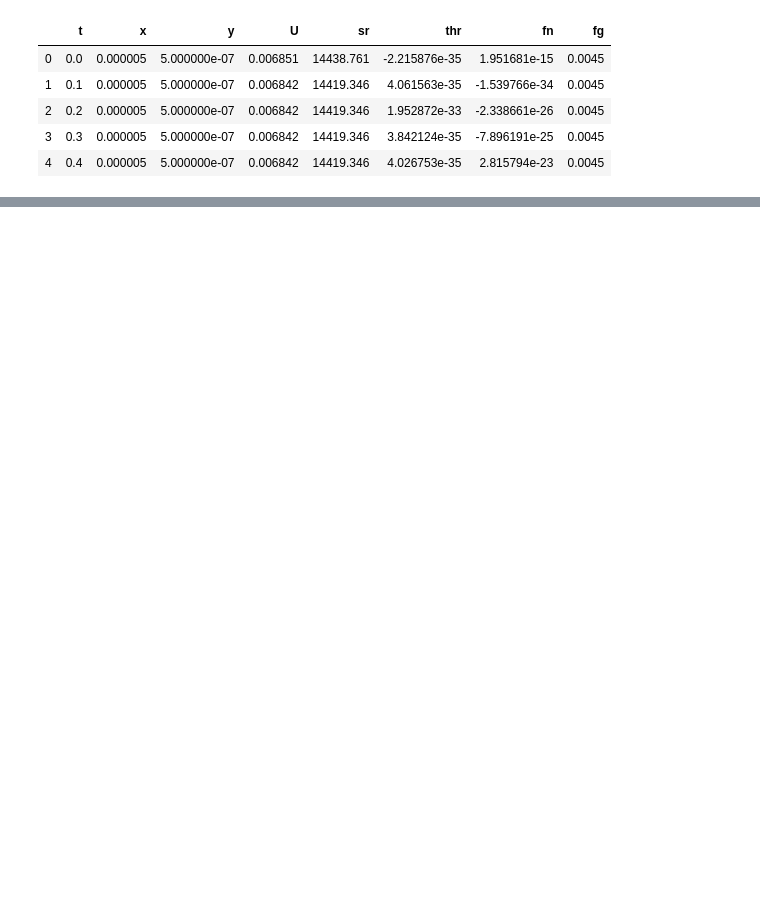
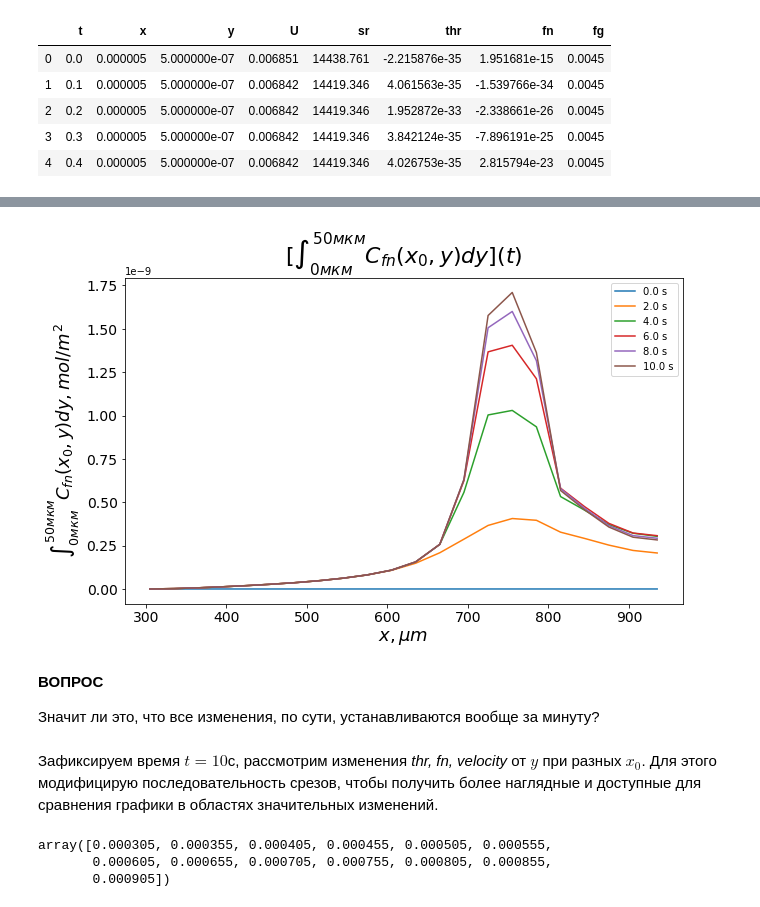
Before and after one commit to unholyparrot/postprod_COMSOL, a Jupyter notebook: prom.ipynb, the cells around one changed output, grey strips where cells are left out. Cells and saved outputs as stored; diff of their text form; code cells hidden in the pictures; blank space fills up the shorter version.

```diff
--- a/prom.ipynb
+++ b/prom.ipynb
@@ -16,0 +79,34 @@ df.head()
+# %%
+plt.figure(figsize=(10, 6))
+for j, t_cur in enumerate(df.t.unique()[::20]):
+    plt.plot(cut_line_step*1e6,
+             I_keeper[:,j],
+             label="{} s".format(t_cur))
+# plt.xlim(-0.01, 1.01)
+# plt.ylim(0, 2.5e-9)
+plt.legend()
+plt.title("$[\int_{0 мкм}^{50 мкм} C_{fn}(x_{0}, y) dy](t)$", fontsize=22)
+plt.xlabel("$x, \mu m$", fontsize=18)
+plt.ylabel("$\int_{0 мкм}^{50 мкм} C_{fn}(x_{0}, y) dy, mol/m^{2}$", fontsize=18)
+plt.tick_params(axis='both', which='major', labelsize=14)
+plt.tick_params(axis='both', which='minor', labelsize=12)
+plt.show()
+# %% [output]
+[figure, added]
+# %% [markdown]
+**ВОПРОС**
+
+Значит ли это, что все изменения, по сути, устанавливаются вообще за минуту?
+# %% [markdown]
+Зафиксируем время $t=10$с, рассмотрим изменения _thr, fn, velocity_ от $y$ при разных $x_{0}$. Для этого модифицирую последовательность срезов, чтобы получить более наглядные и доступные для сравнения графики в областях значительных изменений.
+# %%
+# setting t=10
+df_t = df[df.t == 10]
+
+# линия среза
+cut_line_step = df[(df.x > 3e-4) & (df.x < 9.5e-4)].x.unique()[::5]
+cut_line_step
+# %% [output]
+array([0.000305, 0.000355, 0.000405, 0.000455, 0.000505, 0.000555,
+       0.000605, 0.000655, 0.000705, 0.000755, 0.000805, 0.000855,
+       0.000905])
```
Also changed, not shown: parts of 27 cells of this notebook, 9 other files.
